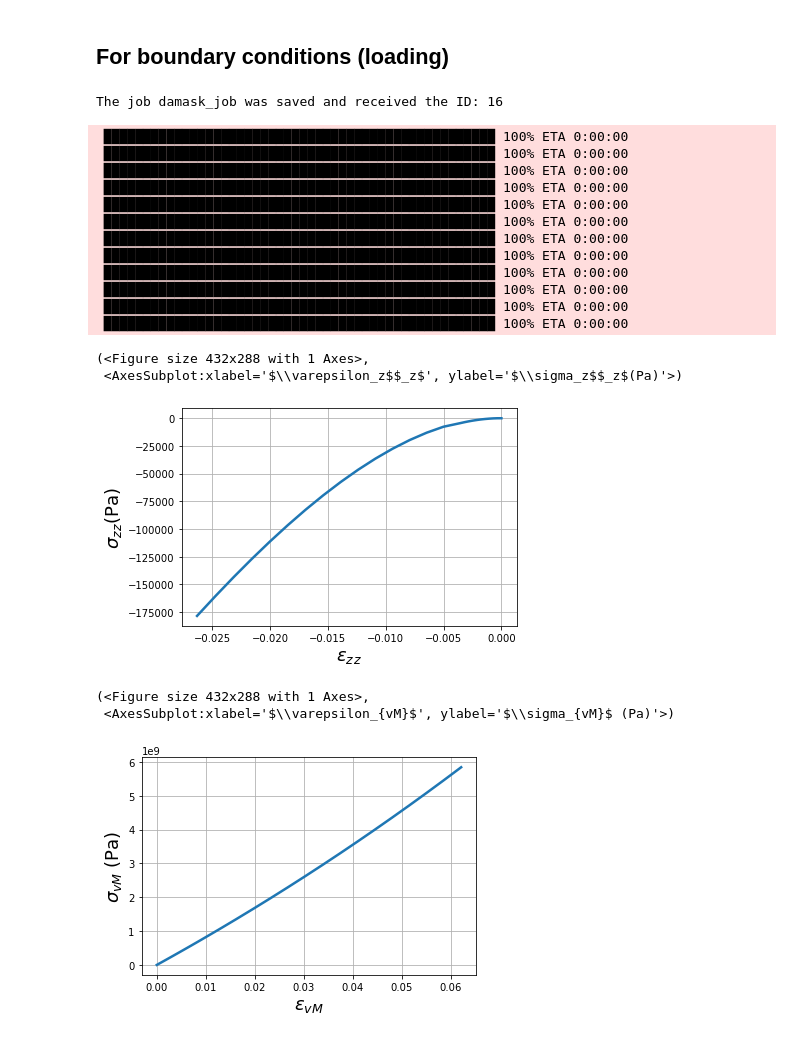
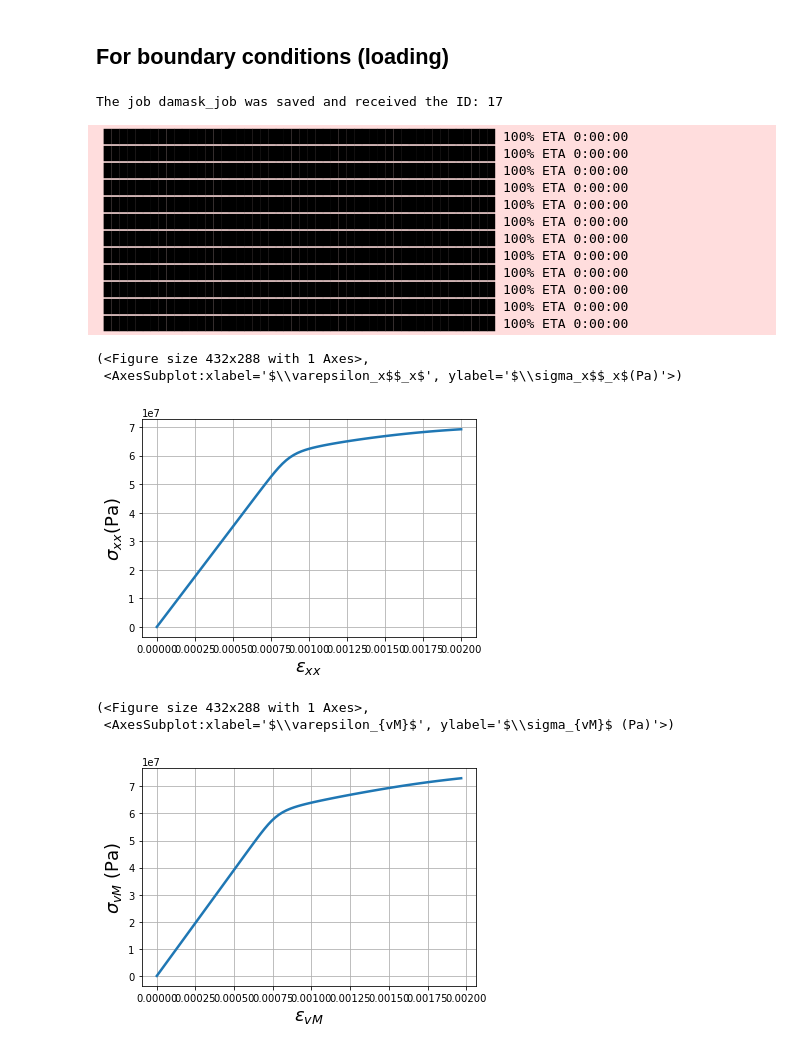
Before and after one commit to pyiron/pyiron_continuum, a Jupyter notebook: notebooks/damask_tutorial_elastoplasticity-powerlaw.ipynb, the cells around one changed output. Drawn from its saved outputs; the diff is of its cells as text; code cells hidden in the pictures.

```diff
--- a/notebooks/damask_tutorial_elastoplasticity-powerlaw.ipynb
+++ b/notebooks/damask_tutorial_elastoplasticity-powerlaw.ipynb
@@ -38,7 +40,7 @@ elasticity = pr.continuum.damask.Elasticity(type= 'Hooke', C_11= 106.75e9,
 plasticity = pr.continuum.damask.Plasticity(type='phenopowerlaw',
                                             N_sl=[12], a_sl=2.25,
                                             atol_xi=1.0, dot_gamma_0_sl=0.001,
-                                            h_0_sl_sl=75e6, h_sl_sl=[1, 1, 1.4, 1.4, 1.4, 1.4],
+                                            h_0_sl_sl=75e6, h_sl_sl=[1, 1, 1.4, 1.4, 1.4, 1.4, 1.4],
                                             n_sl=20, output=['xi_sl'],
                                             xi_0_sl=[31e6], xi_inf_sl=[63e6])
 # %% [markdown]
@@ -47,10 +49,13 @@ plasticity = pr.continuum.damask.Plasticity(type='phenopowerlaw',
 - roation
 - homogenization
 # %%
+grains = 4
+grids = 16
+
 phase = pr.continuum.damask.Phase(composition='Aluminum', lattice= 'cF',
                          output_list=['F', 'P', 'F_e', 'F_p', 'L_p', 'O'],
                          elasticity=elasticity,plasticity=plasticity)
-rotation = pr.continuum.damask.Rotation(Rotation.from_random, 4)
+rotation = pr.continuum.damask.Rotation(Rotation.from_random, grains)
 
 homogenization = pr.continuum.damask.Homogenization(method='SX',
                                                      parameters={'N_constituents': 1,
@@ -64,28 +69,24 @@ job.material = material
 # %% [markdown]
 ## For geometry information
 # %%
-grid = pr.continuum.damask.Grid.via_voronoi_tessellation(box_size=1.0e-5, grid_dim=16, num_grains=4)
+grid = pr.continuum.damask.Grid.via_voronoi_tessellation(box_size=1.0e-5, grid_dim=grids, num_grains=grains)
 
 # save the geometry information to your job
 job.grid = grid
 # %% [markdown]
 ## For boundary conditions (loading)
 # %%
-load_step =[{'mech_bc_dict':{'dot_F':[1e-3,0,0, 0,'x',0,  0,0,'x'],
+load_step =[{'mech_bc_dict':{'dot_F':[1e-4,0,0, 0,'x',0,  0,0,'x'],
                             'P':['x','x','x', 'x',0,'x',  'x','x',0]},
-            'discretization':{'t': 10.,'N': 40},
-            'additional': {'f_out': 4}
-           },{'mech_bc_dict':{'dot_F':[1e-3,0,0, 0,'x',0,  0,0,'x'],
-                              'P':['x','x','x', 'x',0,'x',  'x','x',0]},
-            'discretization':{'t': 60.,'N': 60},
-            'additional': {'f_out': 4}
+            'discretization':{'t': 20.,'N': 400},
+            'additional': {'f_out': 5}
            }]
 solver = job.list_solvers()[0] # choose the mechanis solver
 job.loading = pr.continuum.damask.Loading(solver=solver, load_steps=load_step)
 # %%
 job.run() # running your job, if you want the parallelization you can modify your 'pyiron/damask/bin/run_damask_3.0.0.sh file'
 # %% [output]
-The job damask_job was saved and received the ID: 16
+The job damask_job was saved and received the ID: 17
  ██████████████████████████████████████████████████ 100% ETA 0:00:00
  ██████████████████████████████████████████████████ 100% ETA 0:00:00
  ██████████████████████████████████████████████████ 100% ETA 0:00:00
@@ -100,15 +101,15 @@ The job damask_job was saved and received the ID: 16
  ██████████████████████████████████████████████████ 100% ETA 0:00:00
 # %%
 # plot the strain_xx vs stress_xx profile
-job.plot_stress_strain(component='zz')
+job.plot_stress_strain(component='xx')
 # %% [output]
 (<Figure size 432x288 with 1 Axes>,
- <AxesSubplot:xlabel='$\\varepsilon_z$$_z$', ylabel='$\\sigma_z$$_z$(Pa)'>)
+ <AxesSubplot:xlabel='$\\varepsilon_x$$_x$', ylabel='$\\sigma_x$$_x$(Pa)'>)
-[figure, old version]
+[figure, new version]
 # %%
 # plot the vonMises-strain vs vonMises-stress profile
 job.plot_stress_strain(von_mises=True)
 # %% [output]
 (<Figure size 432x288 with 1 Axes>,
  <AxesSubplot:xlabel='$\\varepsilon_{vM}$', ylabel='$\\sigma_{vM}$ (Pa)'>)
-[figure, old version]
+[figure, new version]
```
Also changed, not shown: parts of 2 cells of this notebook, 8 other files.
